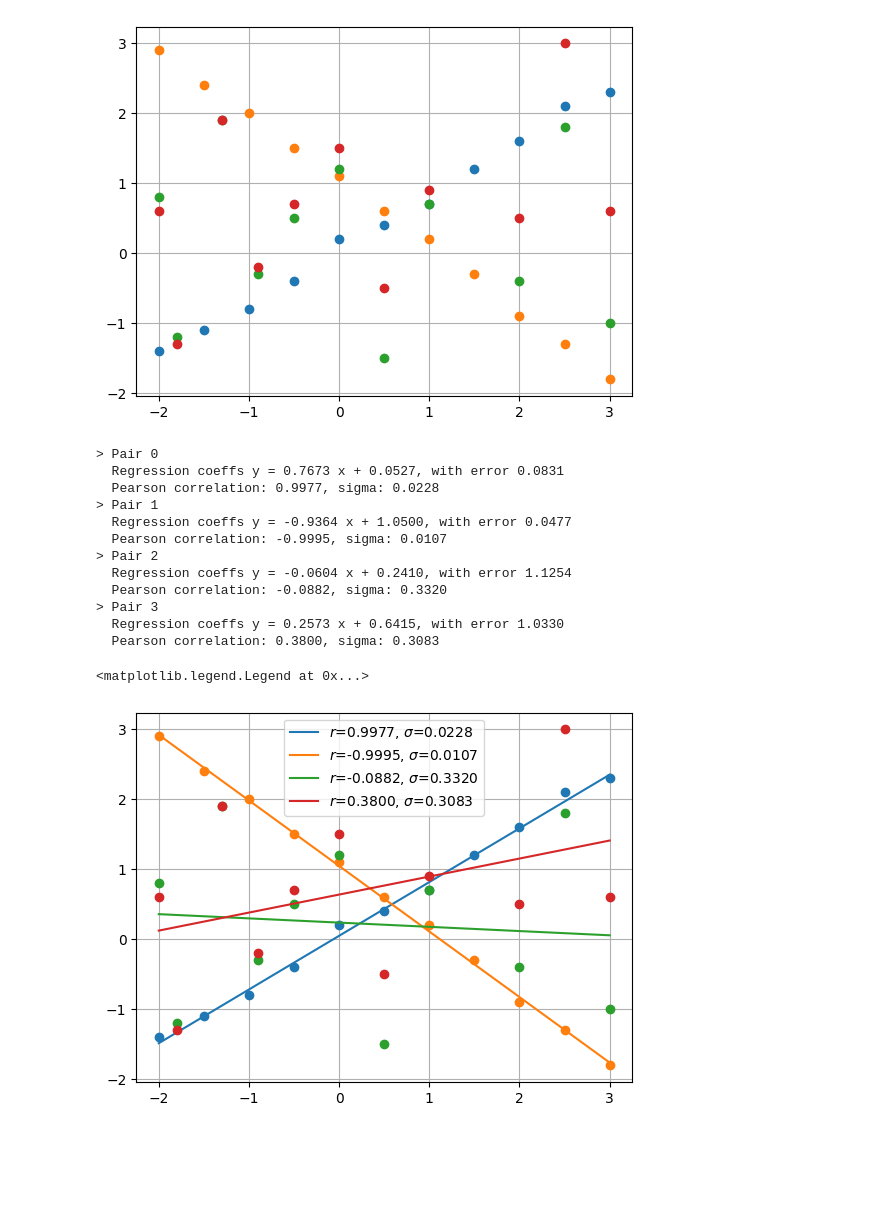
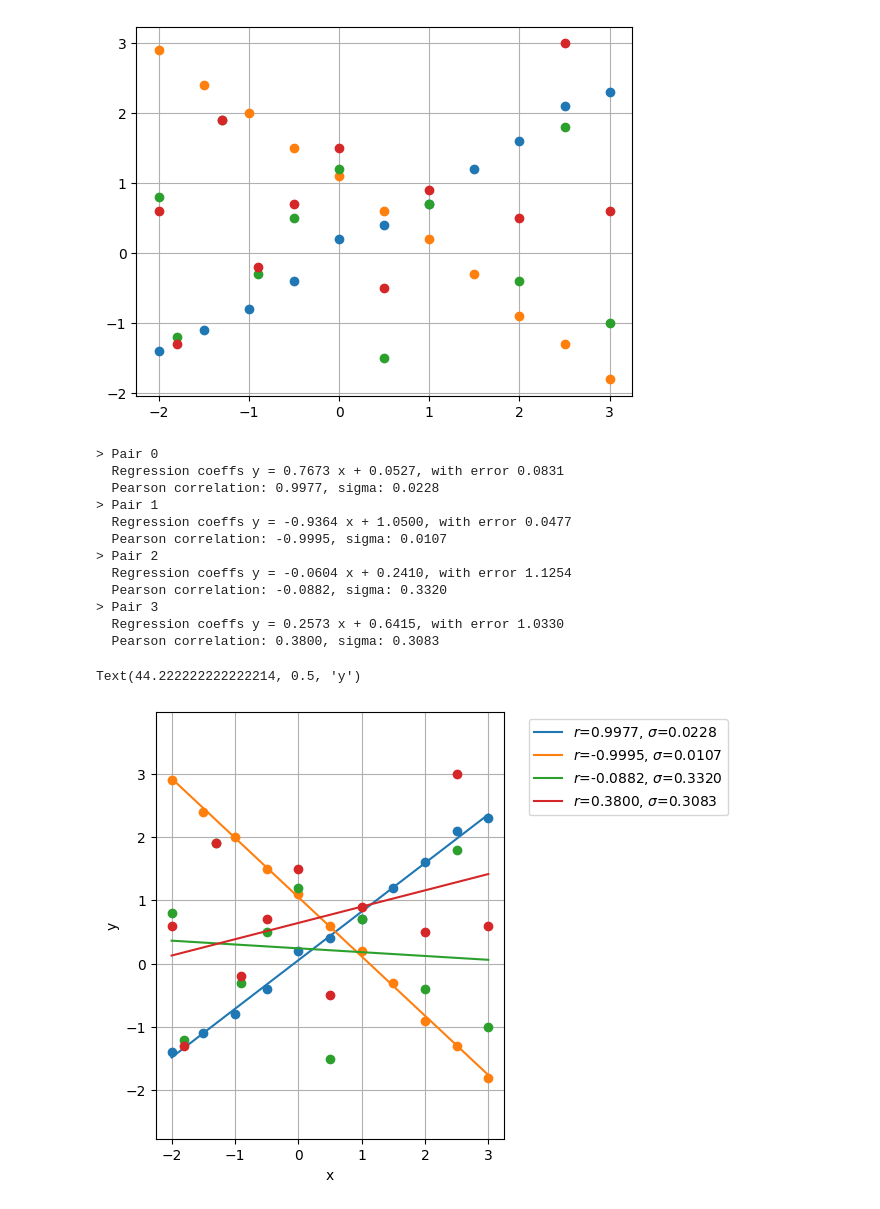
Before and after one commit to Basics2022/bbooks-programming-hs, a Jupyter notebook: _sources/ch/statistics/hp-test-correlation.ipynb, the cells around one changed output. Drawn from its saved outputs; the diff is of its cells as text; code cells hidden in the pictures; blank space fills up the shorter version.

```diff
--- a/_sources/ch/statistics/hp-test-correlation.ipynb
+++ b/_sources/ch/statistics/hp-test-correlation.ipynb
@@ -158,33 +158,37 @@ for i in range(len(pairs)):
     #> Find average square error
     e = np.sum( ( z[0]*x + z[1] - y )**2 ) / n
 
     #> Pearson
     #> correlation coefficient
     r = nSxy / np.sqrt( nSx2 * nSy2 )
     #> sigma
     sigma = np.sqrt( (1 - r**2) / ( n-2 ) )
 
     print(f"> Pair {i}")
     print(f"  Regression coeffs y = {z[0]:.4f} x + {z[1]:.4f}, with error {e**.5:.4f}")
     print(f"  Pearson correlation: {r:.4f}, sigma: {sigma:.4f}")
 
     plt.plot(x, y          , 'o', color=plt.cm.tab10(i))
     plt.plot(x, z[0]*x+z[1], '-', color=plt.cm.tab10(i), label=f"$r$={r:.4f}, $\sigma$={sigma:.4f}")
 
 plt.grid()
-plt.legend()
+plt.legend(loc="upper left", bbox_to_anchor=(1.05, 1.0))
+plt.tight_layout()
+plt.axis('equal')
+plt.xlabel('x')
+plt.ylabel('y')
 # %% [output]
 > Pair 0
   Regression coeffs y = 0.7673 x + 0.0527, with error 0.0831
   Pearson correlation: 0.9977, sigma: 0.0228
 > Pair 1
   Regression coeffs y = -0.9364 x + 1.0500, with error 0.0477
   Pearson correlation: -0.9995, sigma: 0.0107
 > Pair 2
   Regression coeffs y = -0.0604 x + 0.2410, with error 1.1254
   Pearson correlation: -0.0882, sigma: 0.3320
 > Pair 3
   Regression coeffs y = 0.2573 x + 0.6415, with error 1.0330
   Pearson correlation: 0.3800, sigma: 0.3083
-<matplotlib.legend.Legend at 0x...>
+Text(44.222222222222214, 0.5, 'y')
-[figure, old version]
+[figure, new version]
```
Also changed, not shown: 3 other files.
